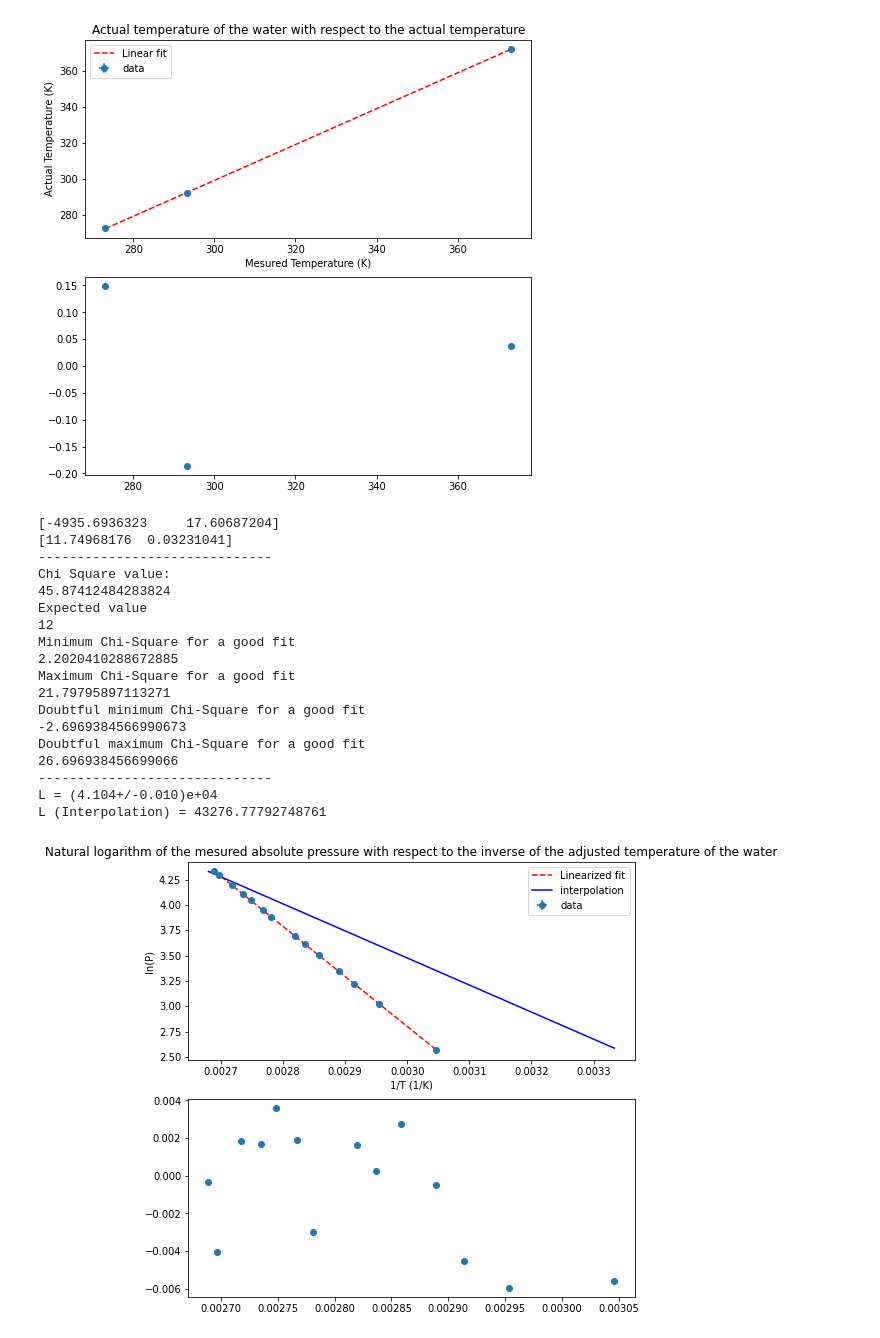
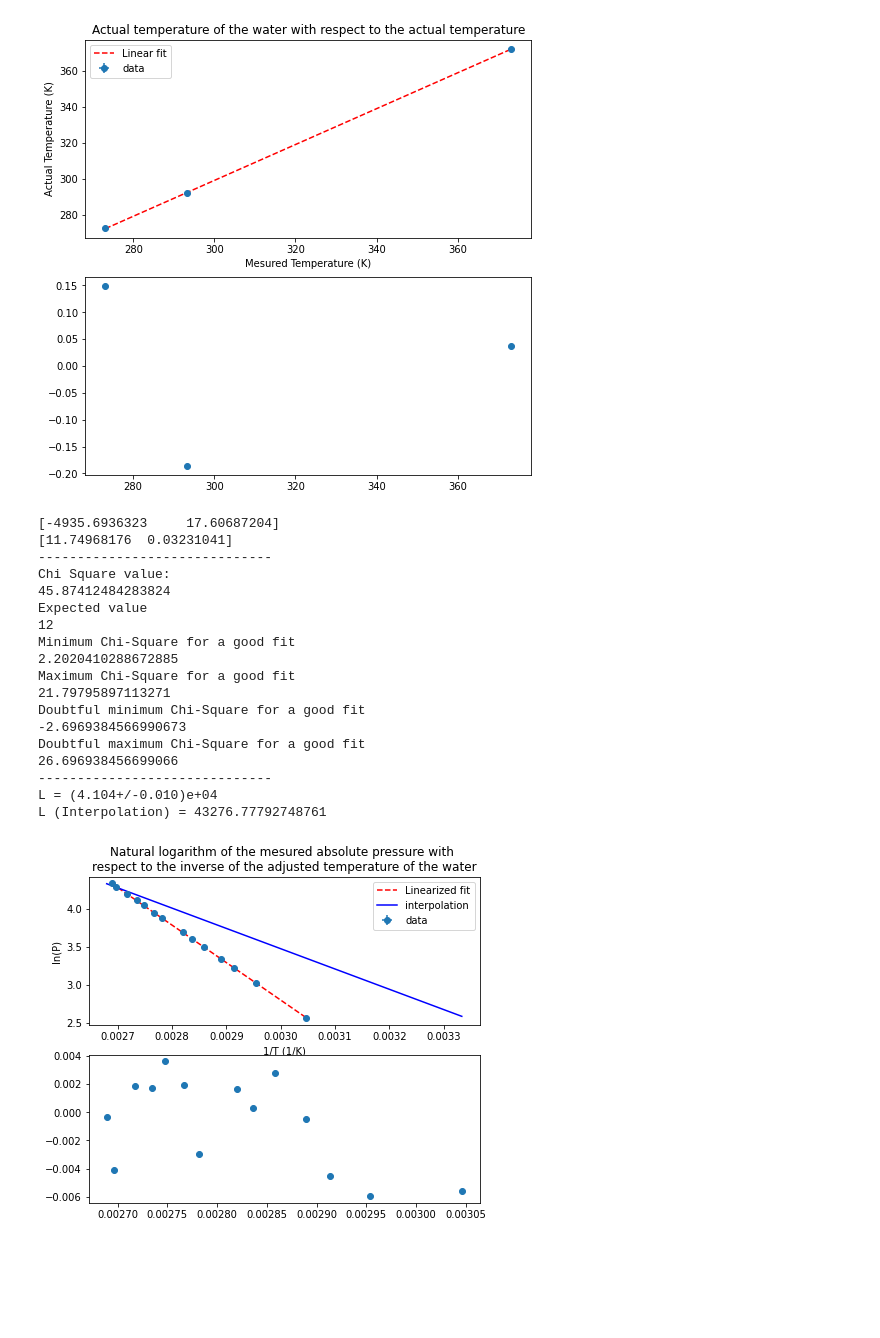
Before and after one commit to 3FI/PHYS-258, a Jupyter notebook: Lab2/Lab2_Notebook.ipynb, the cells around one changed output. Drawn from its saved outputs; the diff is of its cells as text; code cells hidden in the pictures; blank space fills up the shorter version.

```diff
--- a/Lab2/Lab2_Notebook.ipynb
+++ b/Lab2/Lab2_Notebook.ipynb
@@ -108,7 +108,7 @@ Doubtful maximum Chi-Square for a good fit
 ------------------------------
 [figure]
 # %%
-plt.figure(figsize=(8, 8))
+plt.figure(figsize=(7, 6))
 plt.subplot(2,1,1)
 y=unumpy.log(data[3][0] - (data[0]-data[1]))
 x=1/Temperature(data[2])
@@ -125,7 +125,8 @@ plt.plot(unumpy.nominal_values(x), f(unumpy.nominal_values(x),*popt), 'r--',labe
 #plt.plot([1/373.15, unumpy.nominal_values(x[len(x)-1])],[np.log(76),np.log(-5205*(unumpy.nominal_values(x[len(x)-1])) + 18.3)], 'b-', label='interpolation')
 plt.plot([1/373.15, 1/300],[np.log(76),np.e**(-5205*1/300 + 18.3)], 'b-', label='interpolation')
 
-plt.title('Natural logarithm of the mesured absolute pressure with respect to the inverse of the adjusted temperature of the water')
+plt.title('''Natural logarithm of the mesured absolute pressure with
+respect to the inverse of the adjusted temperature of the water''')
 plt.legend()
 plt.xlabel('1/T (1/K)')
 plt.ylabel('ln(P)')
@@ -149,32 +150,32 @@ print('Doubtful minimum Chi-Square for a good fit')
 print(f_degree - 3* (2*f_degree)**0.5)
 print('Doubtful maximum Chi-Square for a good fit')
 print(f_degree + 3* (2*f_degree)**0.5)
 print('-'*30)
 
 plt.show
 
 plt.savefig('ln(Pressure)')
 print('L = ' + str(unc.ufloat(popt[0],perr[0]) * R * -1))
 
 print('L (Interpolation) = ' + str(5205 * R))
 # %% [output]
 [-4935.6936323     17.60687204]
 [11.74968176  0.03231041]
 ------------------------------
 Chi Square value:
 45.87412484283824
 Expected value
 12
 Minimum Chi-Square for a good fit
 2.2020410288672885
 Maximum Chi-Square for a good fit
 21.79795897113271
 Doubtful minimum Chi-Square for a good fit
 -2.6969384566990673
 Doubtful maximum Chi-Square for a good fit
 26.696938456699066
 ------------------------------
 L = (4.104+/-0.010)e+04
 L (Interpolation) = 43276.77792748761
-[figure, old version]
+[figure, new version]
 # %%
```
Also changed, not shown: parts of 1 cell of this notebook, 12 other files.
